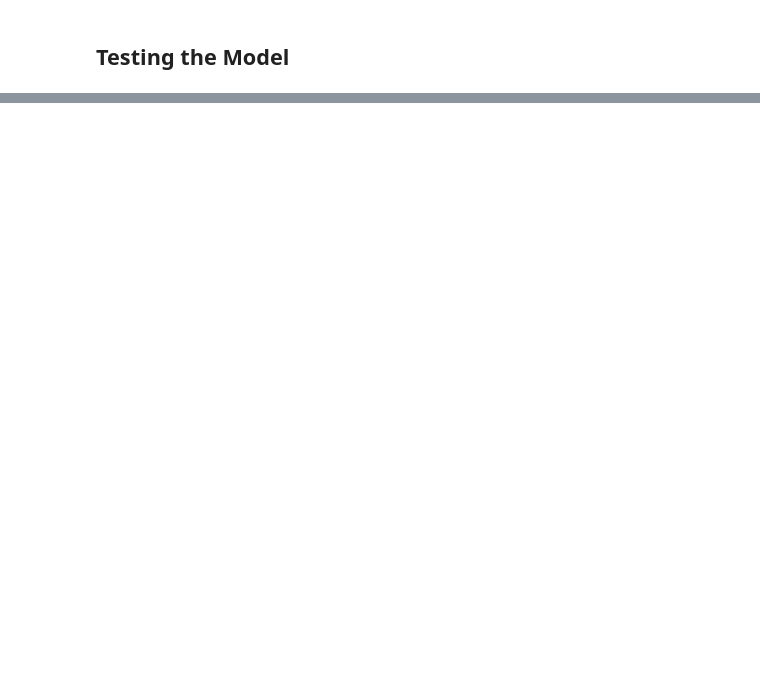
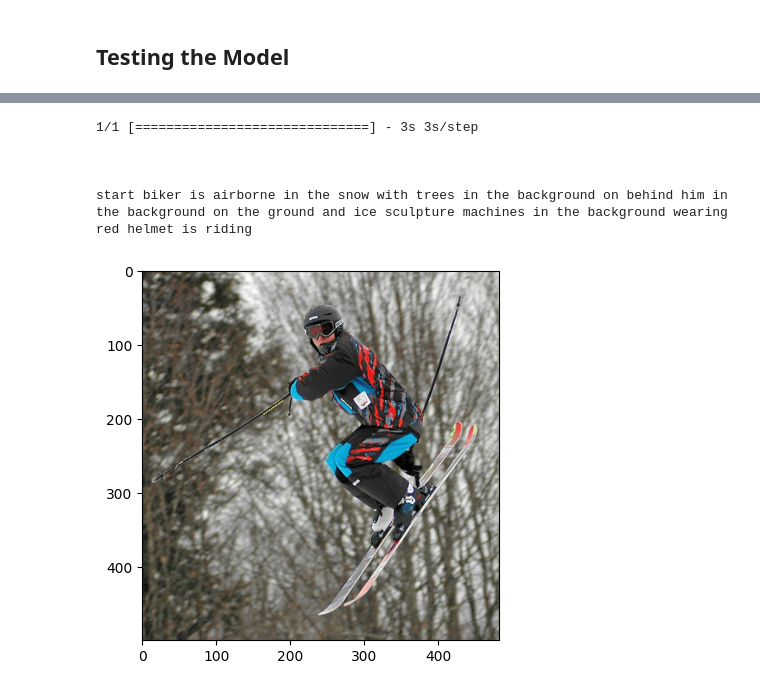
Before and after one commit to lk2521/image-caption-generator, a Jupyter notebook: image_caption_generator.ipynb, the cells around one changed output, grey strips where cells are left out. Saved outputs shown, nothing was run; the diff lists cells and outputs as text; code cells hidden in the pictures; blank space fills up the shorter version.

```diff
--- a/image_caption_generator.ipynb
+++ b/image_caption_generator.ipynb
@@ -455,0 +488,9 @@ plt.imshow(img)
+# %%
+test_caption(img_path[2], model, tokenizer, max_length)
+# %% [output]
+1/1 [==============================] - 3s 3s/step
+
+
+
+start biker is airborne in the snow with trees in the background on behind him in the background on the ground and ice sculpture machines in the background wearing red helmet is riding
+[figure, added]
```
Also changed, not shown: parts of 21 cells of this notebook.
